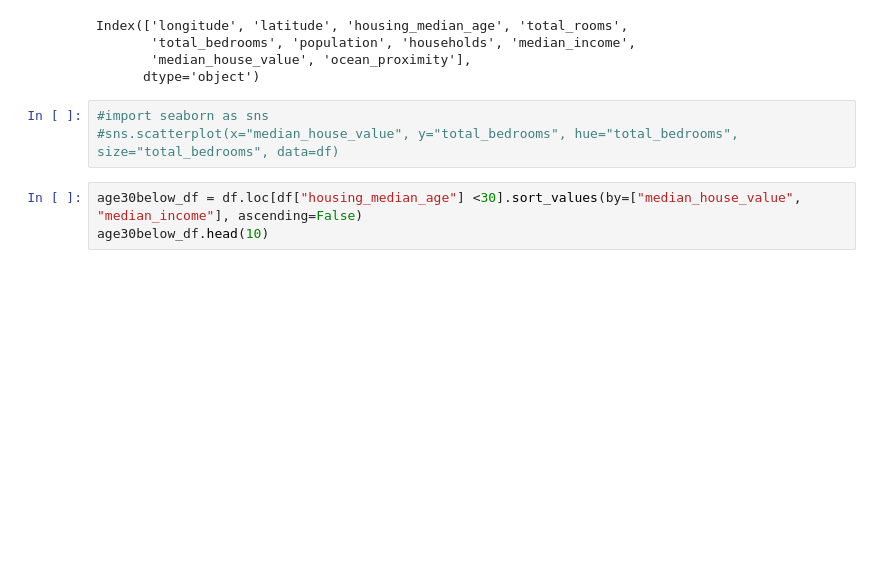
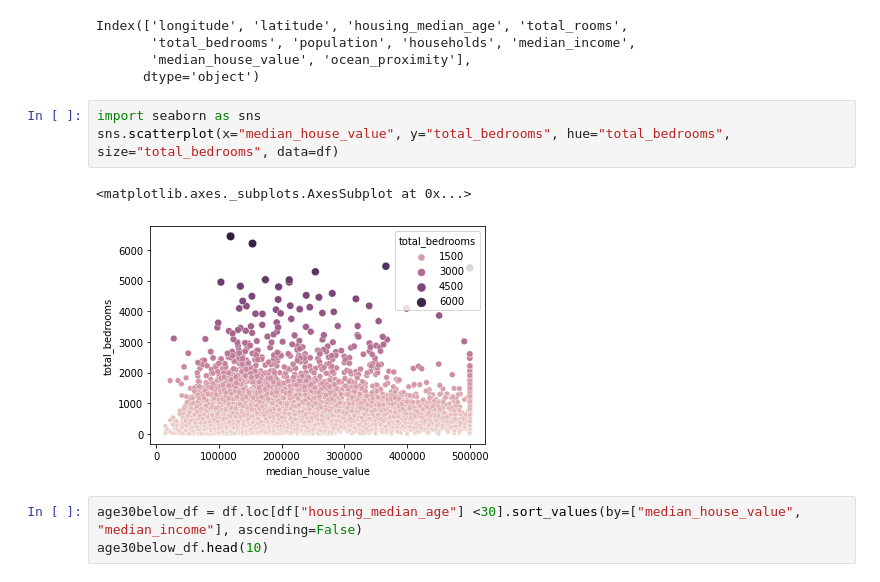
Before and after one commit to dtk1025/434hausme, a Jupyter notebook: haus_me_notebook.ipynb, the cells around one changed output. Drawn from its saved outputs; the diff is of its cells as text; blank space fills up the shorter version.

```diff
--- a/haus_me_notebook.ipynb
+++ b/haus_me_notebook.ipynb
@@ -34,8 +34,11 @@ Index(['longitude', 'latitude', 'housing_median_age', 'total_rooms',
        'median_house_value', 'ocean_proximity'],
       dtype='object')
 # %%
-#import seaborn as sns
-#sns.scatterplot(x="median_house_value", y="total_bedrooms", hue="total_bedrooms", size="total_bedrooms", data=df)
+import seaborn as sns
+sns.scatterplot(x="median_house_value", y="total_bedrooms", hue="total_bedrooms", size="total_bedrooms", data=df)
+# %% [output]
+<matplotlib.axes._subplots.AxesSubplot at 0x...>
+[figure, added]
 # %%
 age30below_df = df.loc[df["housing_median_age"] <30].sort_values(by=["median_house_value", "median_income"], ascending=False)
 age30below_df.head(10)
```
Also changed, not shown: parts of 1 cell of this notebook.
